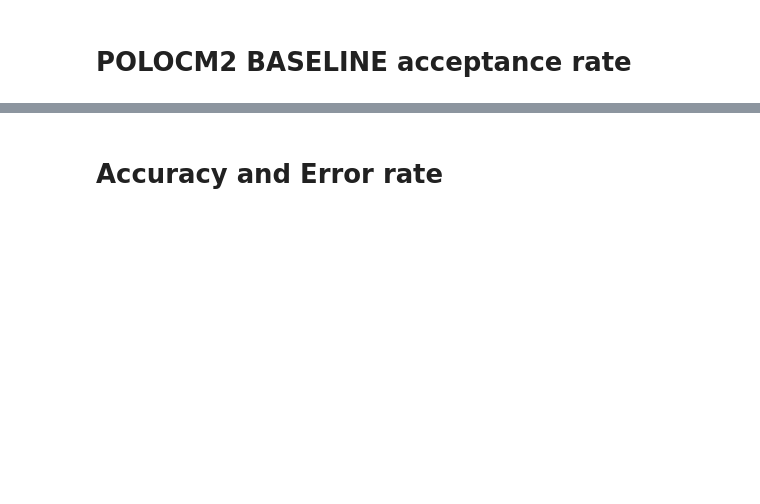
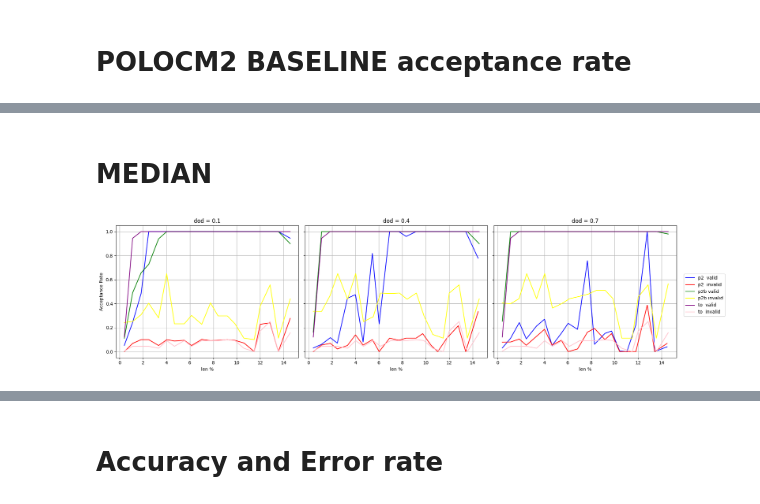
Before and after one commit to utop1an/locm3, a Jupyter notebook: src/examples/plot_all.ipynb, the cells around one changed output, grey strips where cells are left out. Cells and saved outputs as stored; diff of their text form; code cells hidden in the pictures; blank space fills up the shorter version.

```diff
--- a/src/examples/plot_all.ipynb
+++ b/src/examples/plot_all.ipynb
@@ -29,6 +29,8 @@ to_folder_path = "../../output/total/"
 to_df = pd.read_csv(os.path.join(to_folder_path, "acceptance_rate.csv"))
 to_df.columns = to_df.columns.str.strip()
 to_df['len%'] = to_df['len%'].astype(float) * 100.0
+
+flexs = [0.1, 0.4, 0.7]
 # %%
 p2_df_len = p2_df.sort_values(by='len%')
 p2b_df_len = p2b_df.sort_values(by='len%')
@@ -67,0 +70,67 @@ plt.show()
+# %% [markdown]
+# MEDIAN
+# %%
+# Define a function to apply bin-based median smoothing
+def smooth_by_binning(df, len_col='len%', valid_col='acceptance_rate', invalid_col='invalid_acceptance_rate', bins=20):
+    df = df.copy()
+    df['len_bin'] = pd.cut(df[len_col], bins=bins)
+
+    grouped = df.groupby('len_bin', observed=True).agg({
+        len_col: ['mean', 'median'],
+        valid_col: ['mean', 'median'],
+        invalid_col: ['mean', 'median']
+    }).dropna().reset_index()
+
+    # Flatten MultiIndex columns
+    grouped.columns = ['len_bin', 'len_mean', 'len_median',
+                       'valid_mean', 'valid_median',
+                       'invalid_mean', 'invalid_median']
+
+    return grouped
+
+fig, axes = plt.subplots(
+    nrows=1,
+    ncols=len(flexs),
+    figsize=(6 * len(flexs), 5),
+    sharey=True
+)
+
+for i, flex in enumerate(flexs):
+    ax = axes[i]                        # current subplot
+
+    # 1️⃣  filter & sort
+    p2_df_len  = p2_df [p2_df ['dod'] == flex].sort_values('len%')
+    p2b_df_len = p2b_df[p2b_df['dod'] == flex].sort_values('len%')
+    to_df_len  = to_df.sort_values('len%')               # “to” has no flex filter
+
+    # 2️⃣  bin-smoothing (median in each bin)
+    p2_smooth  = smooth_by_binning(p2_df_len)
+    p2b_smooth = smooth_by_binning(p2b_df_len)
+    to_smooth  = smooth_by_binning(to_df_len)
+
+    # 3️⃣  plot on this subplot
+    ax.plot(p2_smooth ['len_median'],  p2_smooth ['valid_median'],   color='blue',   label='p2  valid')
+    ax.plot(p2_smooth ['len_median'],  p2_smooth ['invalid_median'], color='red',    label='p2  invalid')
+
+    ax.plot(p2b_smooth['len_median'],  p2b_smooth['valid_median'],   color='green',  label='p2b valid')
+    ax.plot(p2b_smooth['len_median'],  p2b_smooth['invalid_median'], color='yellow', label='p2b invalid')
+
+    ax.plot(to_smooth ['len_median'],  to_smooth ['valid_median'],   color='purple', label='to  valid')
+    ax.plot(to_smooth ['len_median'],  to_smooth ['invalid_median'], color='pink',   label='to  invalid')
+
+    ax.set_title(f"dod = {flex}")
+    ax.set_xlabel("len %")
+    if i == 0:                          # only left-most subplot needs y-label
+        ax.set_ylabel("Acceptance Rate")
+    ax.grid(True)
+
+# 4️⃣  put a single legend outside the plot grid
+handles, labels = axes[-1].get_legend_handles_labels()
+fig.legend(handles, labels,
+           loc="center left",
+           bbox_to_anchor=(1.0, 0.5))  # to the right of the last subplot
+
+plt.tight_layout(rect=[0, 0, 1, 1])   # leave room on the right for the legend
+plt.show()
+# %% [output]
+[figure, added]
```
Also changed, not shown: parts of 16 cells of this notebook, 7 other files.
